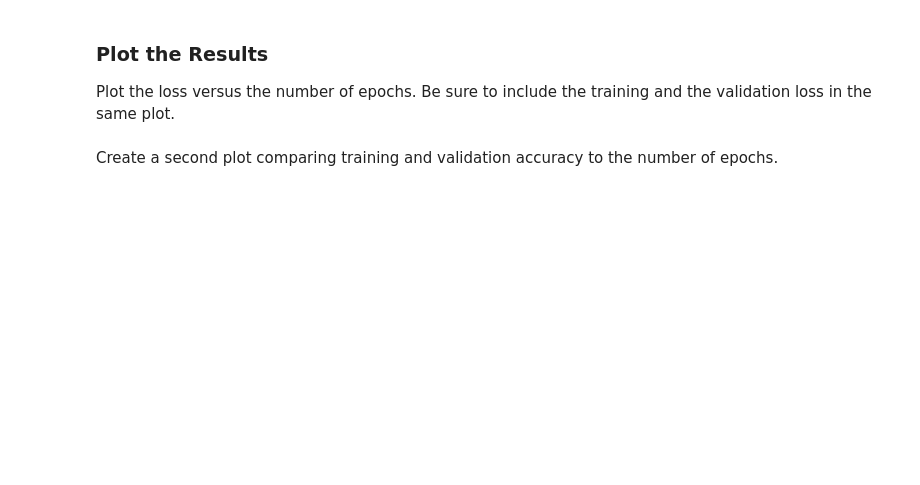
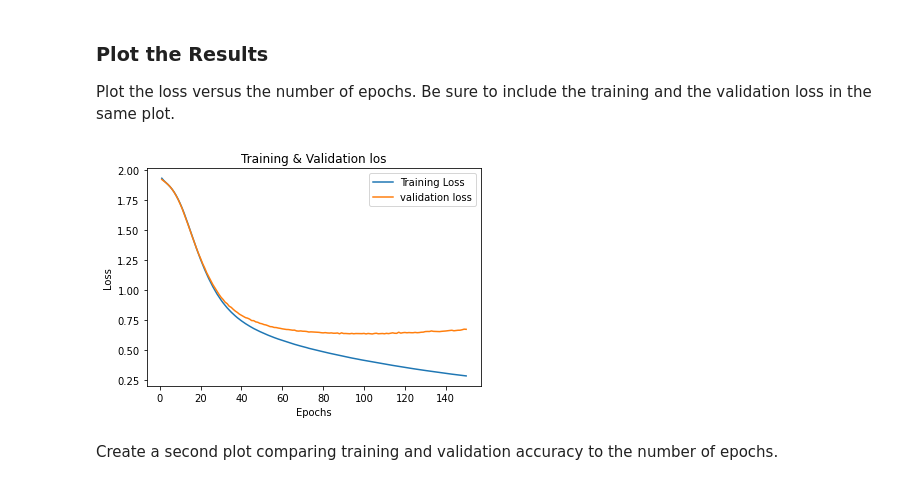
Before and after one commit to GraceMwende/PHASE_4-MS_DS, a Jupyter notebook: Flatiron/Week3/Tuning Neural Networks with Regularization - Lab.ipynb, the cells around one changed output. Saved outputs shown, nothing was run; the diff lists cells and outputs as text; code cells hidden in the pictures; blank space fills up the shorter version.

```diff
--- a/Flatiron/Week3/Tuning Neural Networks with Regularization - Lab.ipynb
+++ b/Flatiron/Week3/Tuning Neural Networks with Regularization - Lab.ipynb
@@ -134,10 +139,13 @@ Rebuild a fully connected (Dense) layer network:
 - Use a `'softmax'` activation function for the output layer
 # %%
 # Build a baseline neural network model using Keras
-random.seed(123)
+random.seed(23)
 from keras import models
 from keras import layers
-baseline_model = None
+baseline_model = models.Sequential()
+baseline_model.add(layers.Dense(50,activation='relu',input_shape=(2000,)))
+baseline_model.add(layers.Dense(25,activation='relu'))
+baseline_model.add(layers.Dense(7,activation='softmax'))
 # %% [markdown]
 ### Compile the Model
 
@@ -148,6 +156,11 @@ Compile this model with:
 - a focus on `'accuracy'`
 # %%
 # Compile the model
+baseline_model.compile(
+    optimizer='sgd',
+    loss = 'categorical_crossentropy',
+    metrics=['acc']
+)
 # %% [markdown]
 ### Train the Model
 
@@ -155,4 +168,9 @@ Compile this model with:
 - Include the `validation_data` argument to ensure you keep track of the validation loss
 # %%
 # Train the model
-baseline_model_val = None
+baseline_model_val = baseline_model.fit(X_train_tokens,
+                          y_train_lb,
+                          batch_size = 256,
+                          epochs =150,
+                          validation_data = (X_val_tokens,y_val_lb)
+                          )
@@ -162,6 +198,7 @@ baseline_model_val = None
 The attribute `.history` (stored as a dictionary) contains four entries now: one per metric that was being monitored during training and validation. Print the keys of this dictionary for confirmation:
 # %%
 # Access the history attribute and store the dictionary
-baseline_model_val_dict = None
+baseline_model_val_dict = baseline_model_val.history
 
 # Print the keys
+baseline_model_val_dict.keys()
@@ -186,2 +233,16 @@ Plot the loss versus the number of epochs. Be sure to include the training and t
+# %%
+# Loss vs number of epochs with train and validation sets
+loss_values = baseline_model_val_dict['loss']
+val_loss_values =baseline_model_val_dict['val_loss']
+epochs = range(1,len(loss_values)+1)
+plt.plot(epochs,loss_values,label='Training Loss')
+plt.plot(epochs,val_loss_values,label='validation loss')
+plt.title('Training & Validation los')
+plt.xlabel('Epochs')
+plt.ylabel('Loss')
+plt.legend()
+plt.show();
+# %% [output]
+[figure, added]
 # %% [markdown]
 Create a second plot comparing training and validation accuracy to the number of epochs.
```
Also changed, not shown: parts of 22 cells of this notebook, 2 other files.
